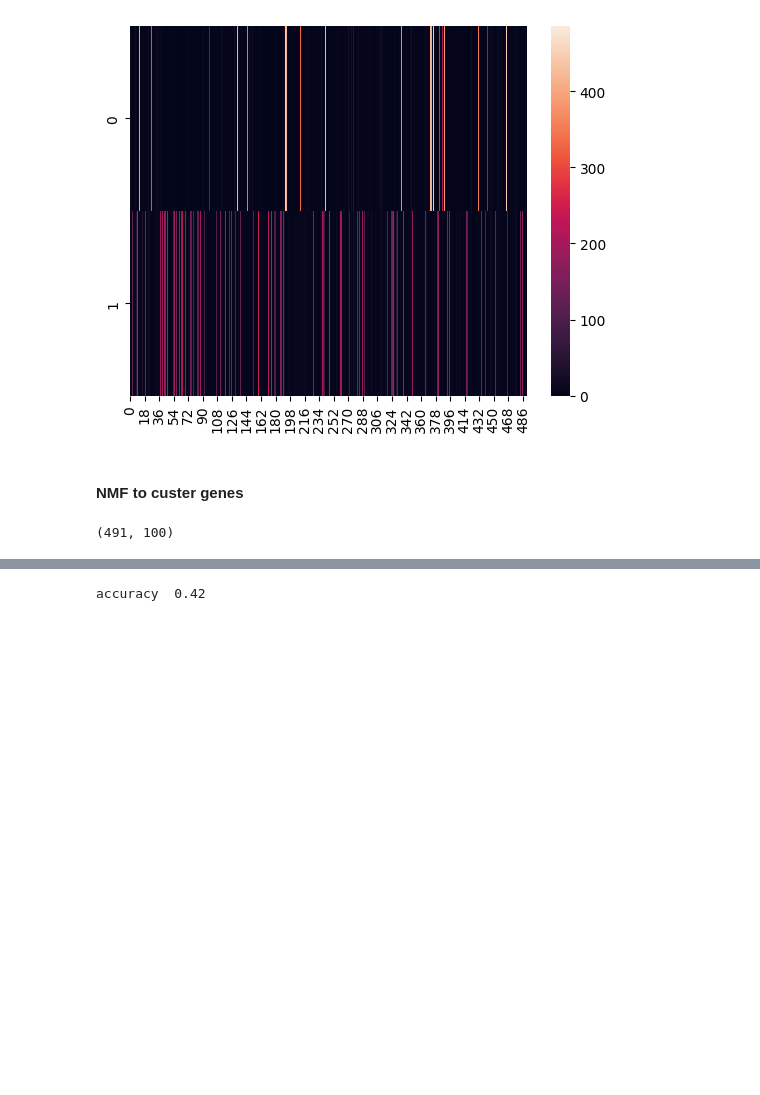
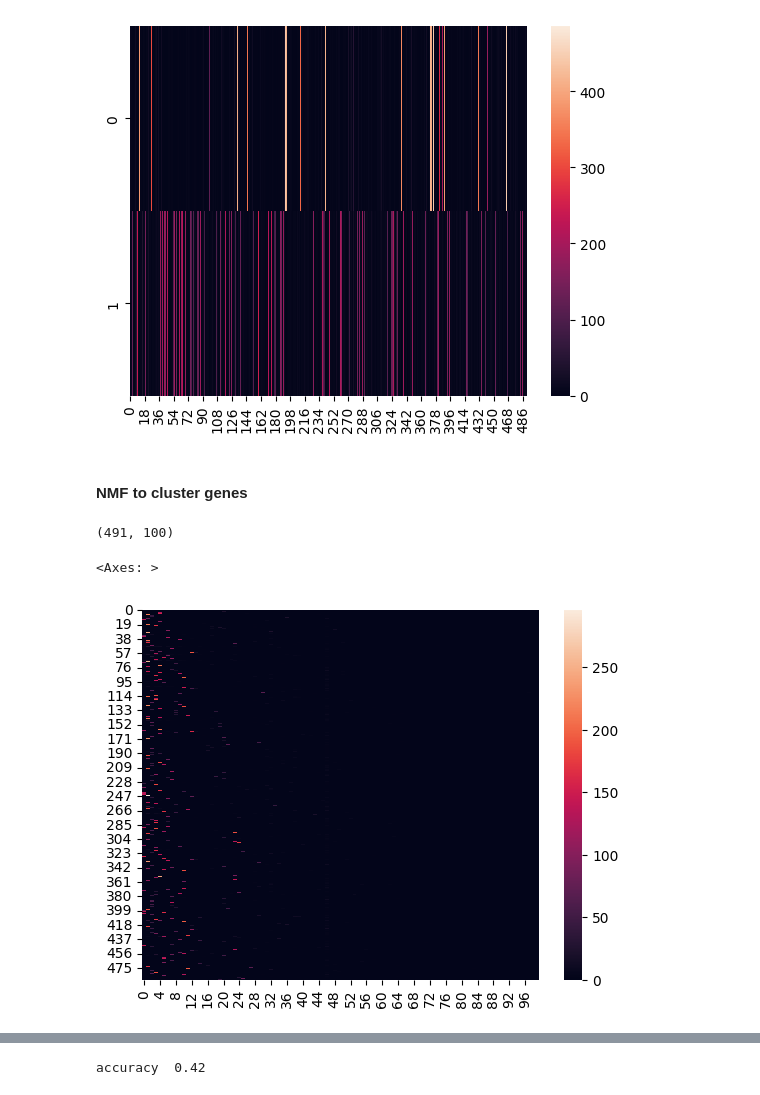
Before and after one commit to Syrinechen/Myeloma-project-draft, a Jupyter notebook: dim_reduction.ipynb, the cells around one changed output, grey strips where cells are left out. Cells and saved outputs as stored; diff of their text form; code cells hidden in the pictures; blank space fills up the shorter version.

```diff
--- a/dim_reduction.ipynb
+++ b/dim_reduction.ipynb
@@ -106,7 +106,7 @@ sns.heatmap(H_reordered)
 <Axes: >
 [figure]
 # %% [markdown]
-#### NMF to custer genes
+#### NMF to cluster genes
 # %%
 model=nmf_model(X).build_best_model()
 # %%
@@ -117,3 +117,8 @@ H=model.components_
 W.shape
 # %% [output]
 (491, 100)
+# %%
+sns.heatmap(W)
+# %% [output]
+<Axes: >
+[figure, added]
```
Also changed, not shown: parts of 2 cells of this notebook, 1 other file.
